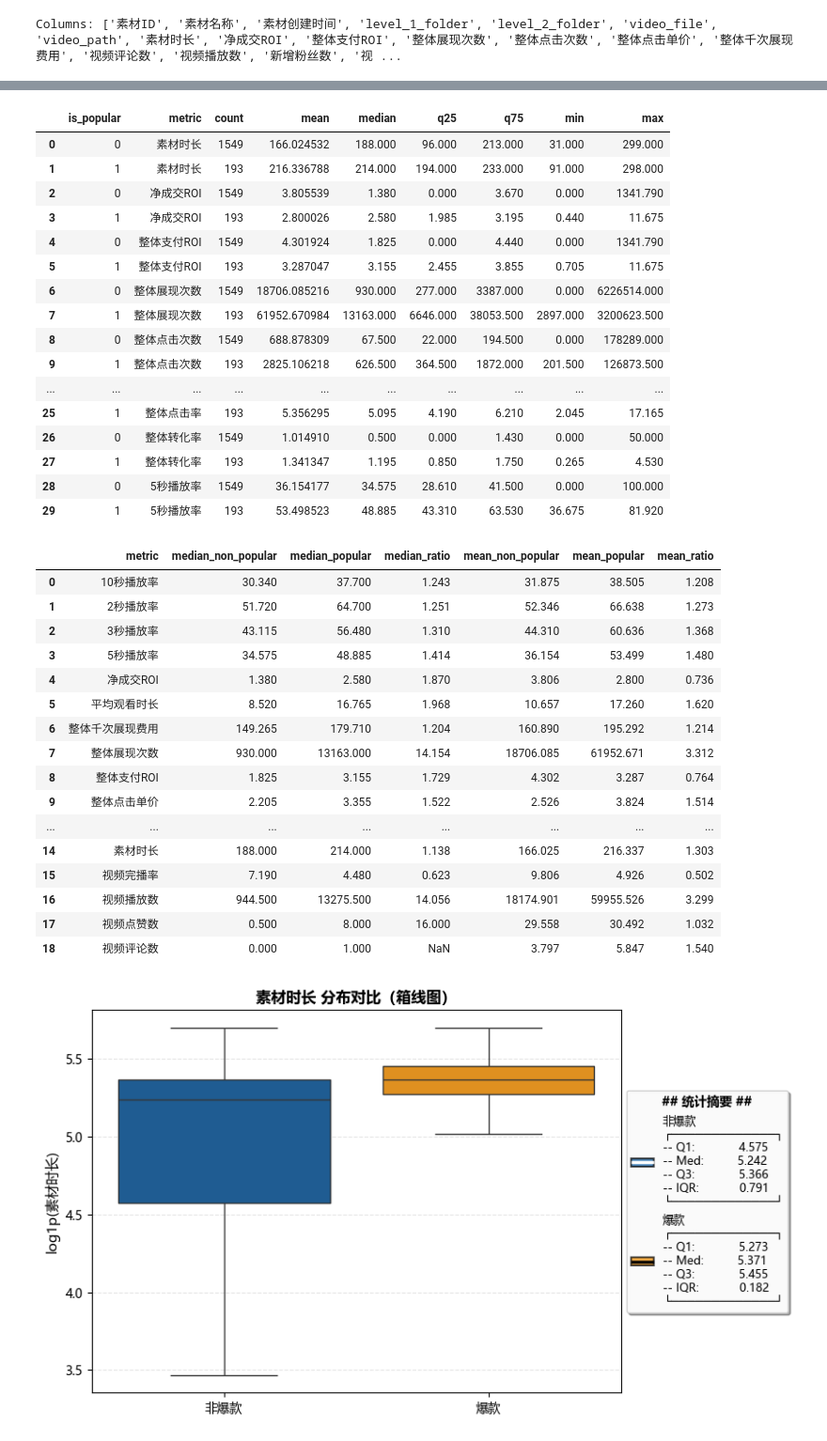
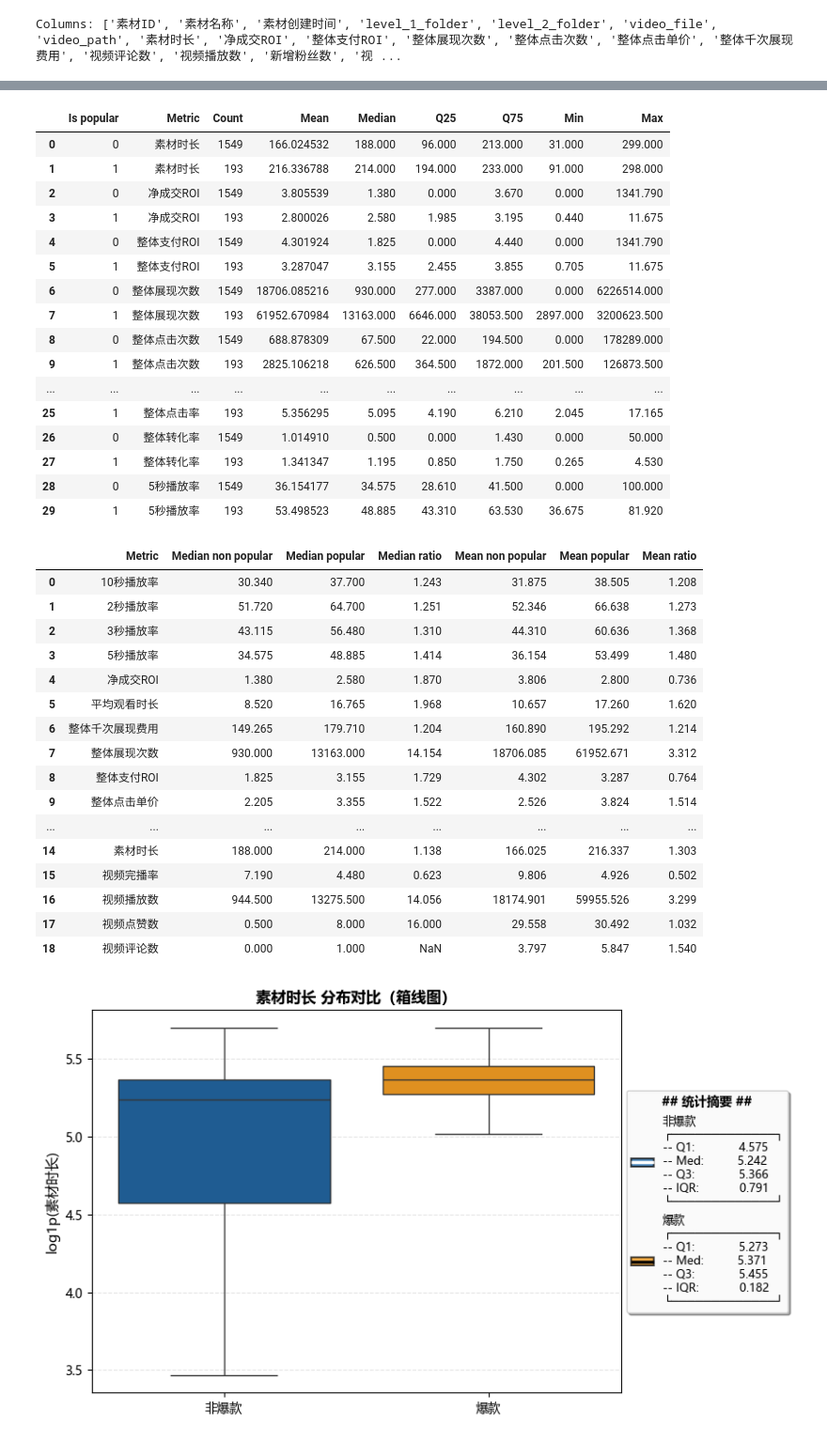
Before and after one commit to leah374/KINYO_Project, a Jupyter notebook: Analysis/Week4_Task2.ipynb, the cells around one changed output, grey strips where cells are left out. Shown at 94% size. Saved outputs shown, nothing was run; the diff lists cells and outputs as text; code cells hidden in the pictures.

Commit message:
[Week4-Part1] Kaiwang-更新了Rerun Week2-Task3后的描述性统计表格

```diff
--- a/Analysis/Week4_Task2.ipynb
+++ b/Analysis/Week4_Task2.ipynb
@@ -163,27 +163,29 @@ metrics used: ['素材时长', '净成交ROI', '整体支付ROI', '整体展现
 # %%
 def describe_by_group(df: pd.DataFrame, group_cols: list[str], metrics: list[str]) -> pd.DataFrame:
     rows = []
     for m in metrics:
         x = df[group_cols + [m]].dropna(subset=[m])
         def q(p: float):
             return lambda s: s.quantile(p)
         agg = x.groupby(group_cols)[m].agg(
             count="count",
             mean="mean",
             median="median",
             q25=q(0.25),
             q75=q(0.75),
             min="min",
             max="max",
         )
         agg.insert(0, "metric", m)
         rows.append(agg.reset_index())
     return pd.concat(rows, ignore_index=True) if rows else pd.DataFrame()
 
 overall_stats = describe_by_group(df, ["is_popular"], metrics)
-display(overall_stats.head(30))
+overall_stats_renamed = overall_stats.rename(columns = {original_col: (" ".join(original_col.split("_"))).capitalize() for original_col in overall_stats.columns})
+display(overall_stats_renamed.head(30))
+overall_stats_renamed.to_excel(os.path.join(PROCESSED_DATA_DIR, "overall_stats_week4.xlsx"), index=False)
 # %% [output]
-|  | is_popular | metric | count | mean | median | q25 | q75 | min | max |
+|  | Is popular | Metric | Count | Mean | Median | Q25 | Q75 | Min | Max |
 | 0 | 0 | 素材时长 | 1549 | 166.024532 | 188.000 | 96.000 | 213.000 | 31.000 | 299.000 |
 | 1 | 1 | 素材时长 | 193 | 216.336788 | 214.000 | 194.000 | 233.000 | 91.000 | 298.000 |
 | 2 | 0 | 净成交ROI | 1549 | 3.805539 | 1.380 | 0.000 | 3.670 | 0.000 | 1341.790 |
@@ -251,9 +253,11 @@ effects_small = effects_small[keep_cols]
 for c in ["median_ratio", "mean_ratio", "median_non_popular", "median_popular", "mean_non_popular", "mean_popular"]:
     if c in effects_small.columns:
         effects_small[c] = pd.to_numeric(effects_small[c], errors="coerce").round(3)
-display(effects_small)
+effects_small_renamed = effects_small.rename(columns = {original_col: (" ".join(original_col.split("_"))).capitalize() for original_col in effects_small.columns})
+display(effects_small_renamed)
+effects_small_renamed.to_excel(os.path.join(PROCESSED_DATA_DIR, "effects_summary_week4.xlsx"), index=False)
 # %% [output]
-|  | metric | median_non_popular | median_popular | median_ratio | mean_non_popular | mean_popular | mean_ratio |
+|  | Metric | Median non popular | Median popular | Median ratio | Mean non popular | Mean popular | Mean ratio |
 | 0 | 10秒播放率 | 30.340 | 37.700 | 1.243 | 31.875 | 38.505 | 1.208 |
 | 1 | 2秒播放率 | 51.720 | 64.700 | 1.251 | 52.346 | 66.638 | 1.273 |
 | 2 | 3秒播放率 | 43.115 | 56.480 | 1.310 | 44.310 | 60.636 | 1.368 |
```
Also changed, not shown: 4 other files.
